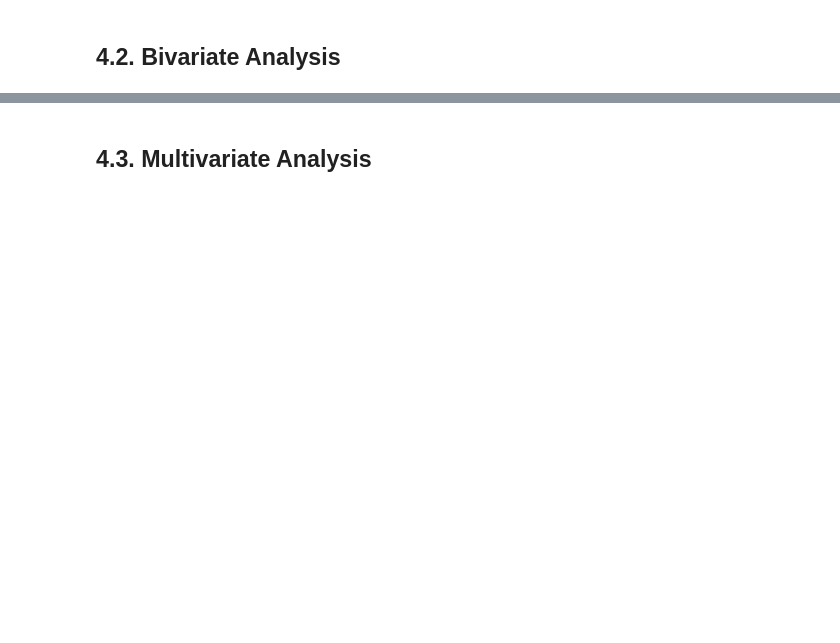
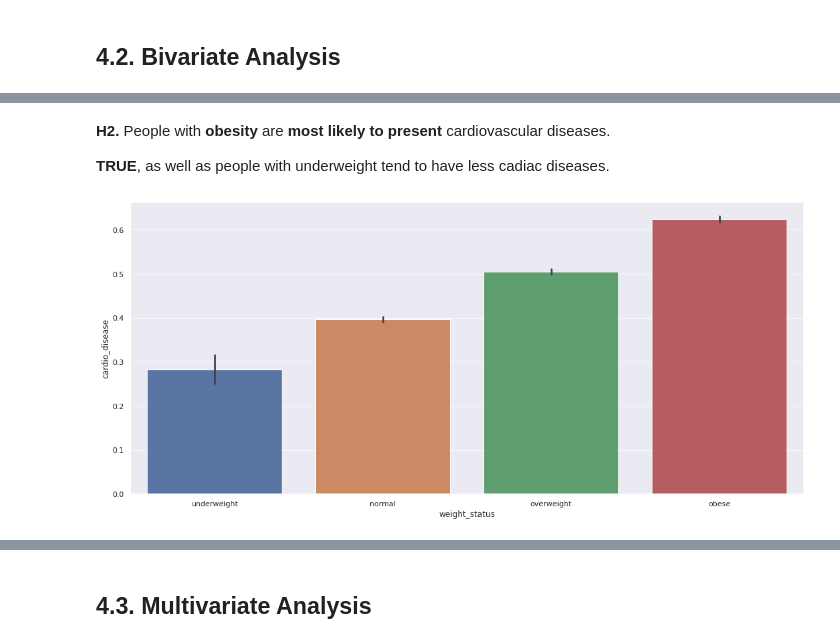
Before and after one commit to diandramelo/Cardio_Catch_Diseases, a Jupyter notebook: v04-Cardio_Catch_Diseases.ipynb, the cells around one changed output, grey strips where cells are left out. Cells and saved outputs as stored; diff of their text form; code cells hidden in the pictures; blank space fills up the shorter version.

```diff
--- a/v04-Cardio_Catch_Diseases.ipynb
+++ b/v04-Cardio_Catch_Diseases.ipynb
@@ -292,0 +337,8 @@ df4.head()
+# %% [markdown]
+**H2.** People with **obesity** are **most likely to present** cardiovascular diseases.
+
+**TRUE**, as well as people with underweight tend to have less cadiac diseases.
+# %%
+sns.barplot(x = 'weight_status', y = 'cardio_disease', data = df4, order = ('underweight', 'normal', 'overweight', 'obese'));
+# %% [output]
+[figure, added]
```
Also changed, not shown: parts of 37 cells of this notebook.
